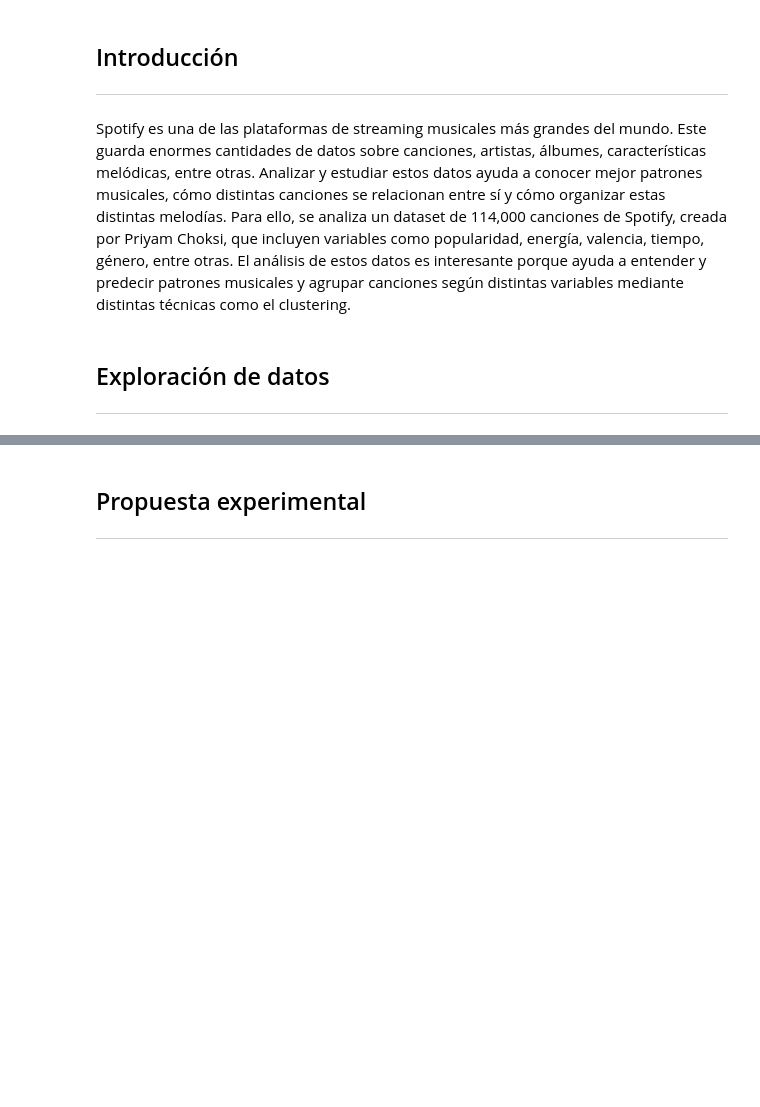
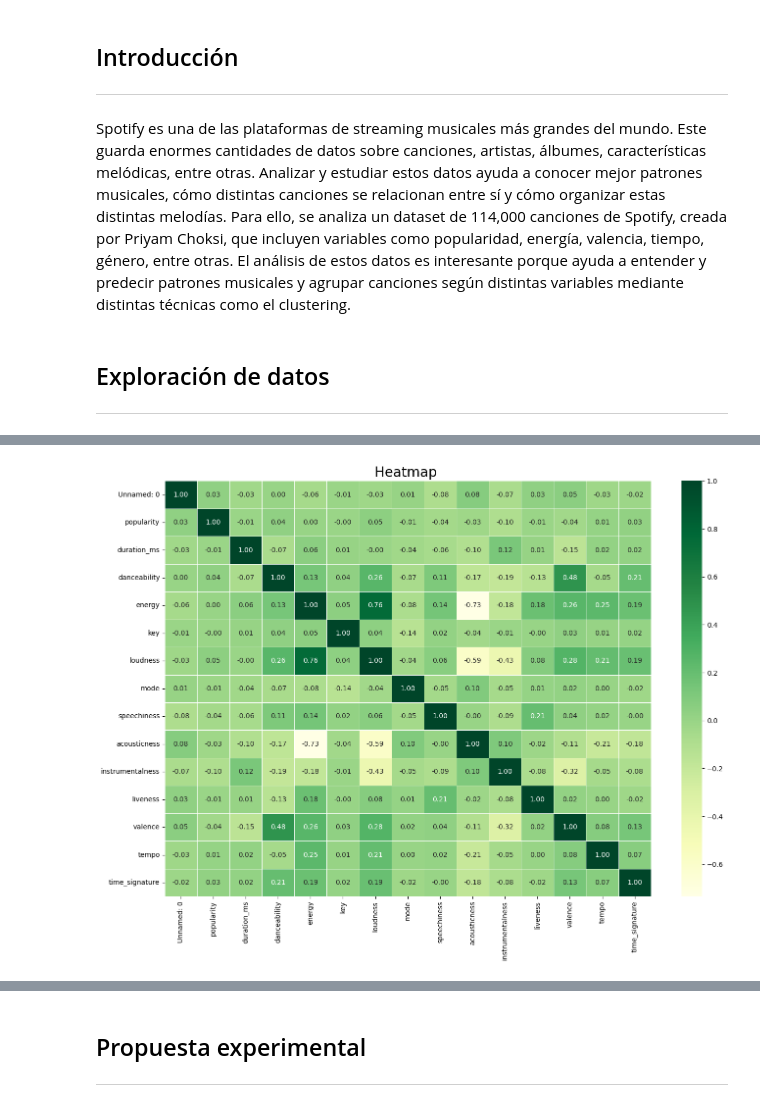
Before and after one commit to astromai/Proyecto-Mineria-de-Datos-CC5205, a Jupyter notebook: informe_final.ipynb, the cells around one changed output, grey strips where cells are left out. Cells and saved outputs as stored; diff of their text form; code cells hidden in the pictures; blank space fills up the shorter version.

```diff
--- a/informe_final.ipynb
+++ b/informe_final.ipynb
@@ -24,0 +79,19 @@
+# %%
+##HeatMap para todas las correlaciones de los atributos de la tabla
+##Estudio de las correlaciones entre atributos
+
+numeric_cols = spotify.select_dtypes(include=['number']).columns
+
+f, ax = plt.subplots(figsize=(16, 11))
+
+corr_matrix = spotify[numeric_cols].corr()
+sns.heatmap(corr_matrix, cmap='YlGn', annot=True, fmt=".2f", linewidths=.5)
+
+
+
+plt.title('Heatmap ', fontsize=20)
+plt.xticks(fontsize=10)
+plt.yticks(fontsize=10)
+plt.show()
+# %% [output]
+[figure, added]
```
Also changed, not shown: parts of 6 cells of this notebook.
